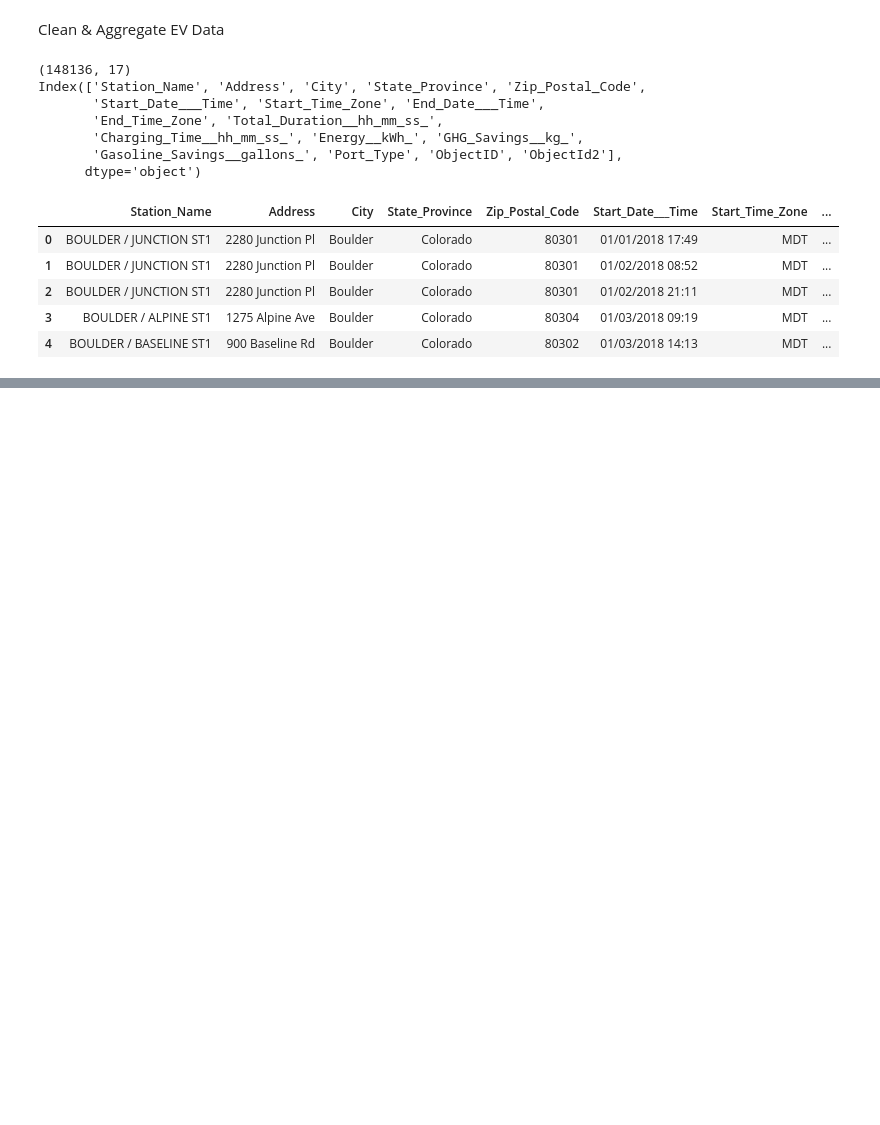
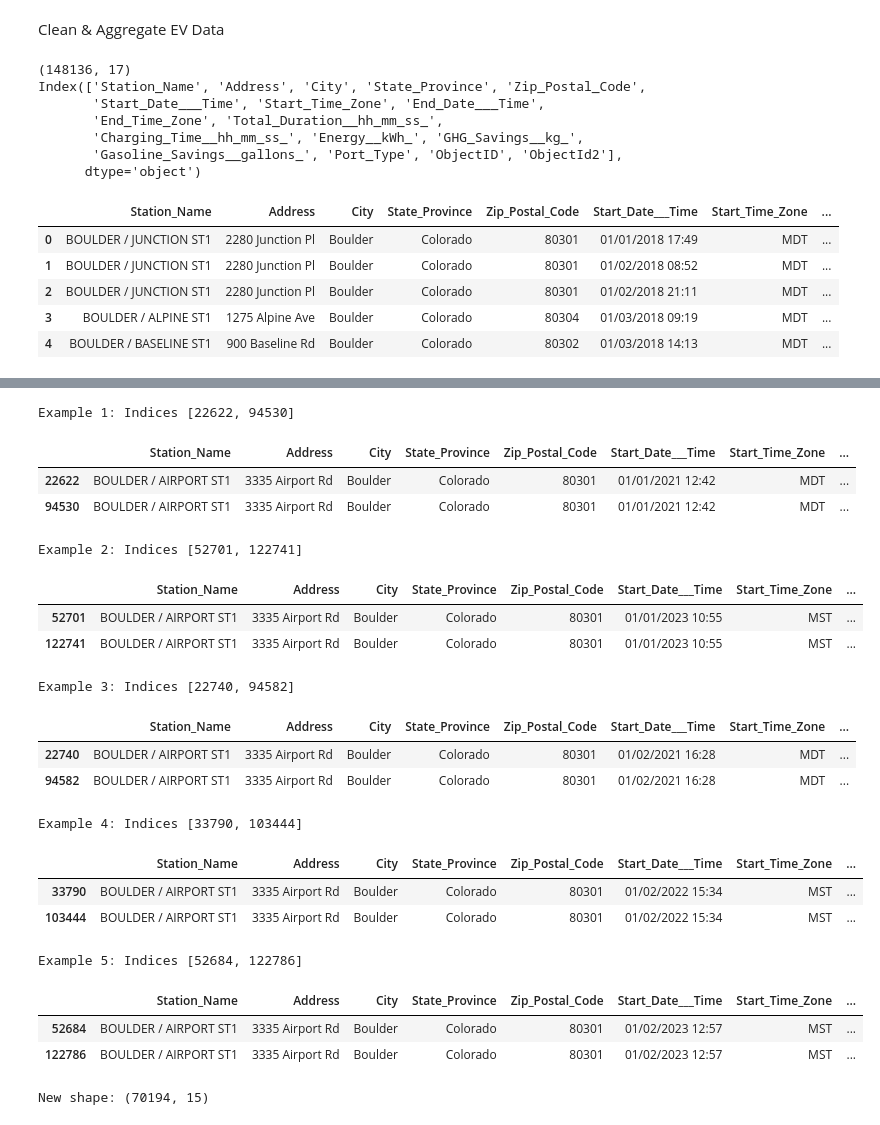
Before and after one commit to hamoudi-med-khalil/EVCS, a Jupyter notebook: notebooks/01_data_cleaning_and_aggregation.ipynb, the cells around one changed output, grey strips where cells are left out. Drawn from its saved outputs; the diff is of its cells as text; code cells hidden in the pictures; blank space fills up the shorter version.

```diff
--- a/notebooks/01_data_cleaning_and_aggregation.ipynb
+++ b/notebooks/01_data_cleaning_and_aggregation.ipynb
@@ -25,5 +25,8 @@ Index(['Station_Name', 'Address', 'City', 'State_Province', 'Zip_Postal_Code',
 | 3 | BOULDER / ALPINE ST1 | 1275 Alpine Ave | Boulder | Colorado | 80304 | 01/03/2018 09:19 | MDT | ... |
 | 4 | BOULDER / BASELINE ST1 | 900 Baseline Rd | Boulder | Colorado | 80302 | 01/03/2018 14:13 | MDT | ... |
 # %%
-# Drop ObjectID and ObjectId2 columns if they exist
-ev_df.drop(columns=['ObjectID', 'ObjectId2'], inplace=True, errors='ignore')
+# Drop ObjectID and ObjectId2 columns
+ev_df.drop(columns=['ObjectID', 'ObjectId2'], inplace=True)
+
+# Optional: check remaining columns
+print(ev_df.columns)
@@ -30,5 +39,0 @@ ev_df.drop(columns=['ObjectID', 'ObjectId2'], inplace=True, errors='ignore')
-# %%
-# 2. Drop duplicate records
-ev_df.drop_duplicates(inplace=True)
-ev_df.shape
-ev_df.head
@@ -53,12 +39,0 @@ ev_df.head
-# %%
-# Convert Start_Date___Time to datetime format (auto-infer format)
-ev_df['Start_Date___Time'] = pd.to_datetime(ev_df['Start_Date___Time'], dayfirst=True, errors='coerce')
-
-# Create a new 'date' column (keeping only the date part)
-ev_df['date'] = ev_df['Start_Date___Time'].dt.date
-
-# Optional: convert 'date' to datetime type if needed later
-ev_df['date'] = pd.to_datetime(ev_df['date'])
-
-# Preview
-print(ev_df[['Start_Date___Time', 'date']].head())
@@ -71,0 +85,52 @@ print(ev_df[['Start_Date___Time', 'date']].head())
+# %%
+# Find all exact duplicates
+duplicates = ev_df[ev_df.duplicated(keep=False)]
+
+# Group by all columns to find repeated rows and their indices
+grouped_duplicates = duplicates.groupby(duplicates.columns.tolist(), as_index=False)
+
+# Show 5 example duplicated rows with their indices
+example_duplicates = []
+
+for _, group in grouped_duplicates:
+    if len(group) > 1:
+        example_duplicates.append(group.index.tolist())
+    if len(example_duplicates) >= 5:
+        break
+
+# Display the results
+for i, dup_indexes in enumerate(example_duplicates, 1):
+    print(f"Example {i}: Indices {dup_indexes}")
+    display(ev_df.loc[dup_indexes])
+# %% [output]
+Example 1: Indices [22622, 94530]
+|  | Station_Name | Address | City | State_Province | Zip_Postal_Code | Start_Date___Time | Start_Time_Zone | ... |
+| 22622 | BOULDER / AIRPORT ST1 | 3335 Airport Rd | Boulder | Colorado | 80301 | 01/01/2021 12:42 | MDT | ... |
+| 94530 | BOULDER / AIRPORT ST1 | 3335 Airport Rd | Boulder | Colorado | 80301 | 01/01/2021 12:42 | MDT | ... |
+Example 2: Indices [52701, 122741]
+|  | Station_Name | Address | City | State_Province | Zip_Postal_Code | Start_Date___Time | Start_Time_Zone | ... |
+| 52701 | BOULDER / AIRPORT ST1 | 3335 Airport Rd | Boulder | Colorado | 80301 | 01/01/2023 10:55 | MST | ... |
+| 122741 | BOULDER / AIRPORT ST1 | 3335 Airport Rd | Boulder | Colorado | 80301 | 01/01/2023 10:55 | MST | ... |
+Example 3: Indices [22740, 94582]
+|  | Station_Name | Address | City | State_Province | Zip_Postal_Code | Start_Date___Time | Start_Time_Zone | ... |
+| 22740 | BOULDER / AIRPORT ST1 | 3335 Airport Rd | Boulder | Colorado | 80301 | 01/02/2021 16:28 | MDT | ... |
+| 94582 | BOULDER / AIRPORT ST1 | 3335 Airport Rd | Boulder | Colorado | 80301 | 01/02/2021 16:28 | MDT | ... |
+Example 4: Indices [33790, 103444]
+|  | Station_Name | Address | City | State_Province | Zip_Postal_Code | Start_Date___Time | Start_Time_Zone | ... |
+| 33790 | BOULDER / AIRPORT ST1 | 3335 Airport Rd | Boulder | Colorado | 80301 | 01/02/2022 15:34 | MST | ... |
+| 103444 | BOULDER / AIRPORT ST1 | 3335 Airport Rd | Boulder | Colorado | 80301 | 01/02/2022 15:34 | MST | ... |
+Example 5: Indices [52684, 122786]
+|  | Station_Name | Address | City | State_Province | Zip_Postal_Code | Start_Date___Time | Start_Time_Zone | ... |
+| 52684 | BOULDER / AIRPORT ST1 | 3335 Airport Rd | Boulder | Colorado | 80301 | 01/02/2023 12:57 | MST | ... |
+| 122786 | BOULDER / AIRPORT ST1 | 3335 Airport Rd | Boulder | Colorado | 80301 | 01/02/2023 12:57 | MST | ... |
+# %%
+# Keep only the first 70196 rows
+ev_df1 = ev_df.iloc[:70194]
+
+# Optional: reset index after slicing
+ev_df1.reset_index(drop=True, inplace=True)
+
+# Confirm the shape
+print("New shape:", ev_df1.shape)
+# %% [output]
+New shape: (70194, 15)
```
Also changed, not shown: parts of 21 cells of this notebook.
